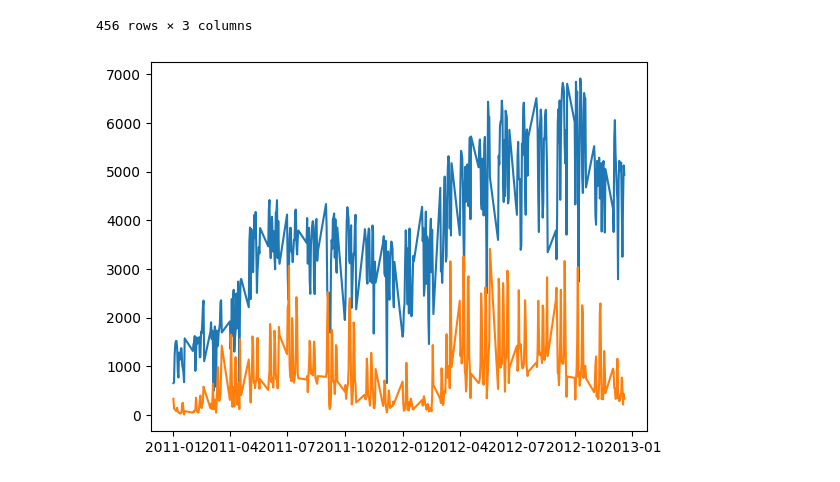
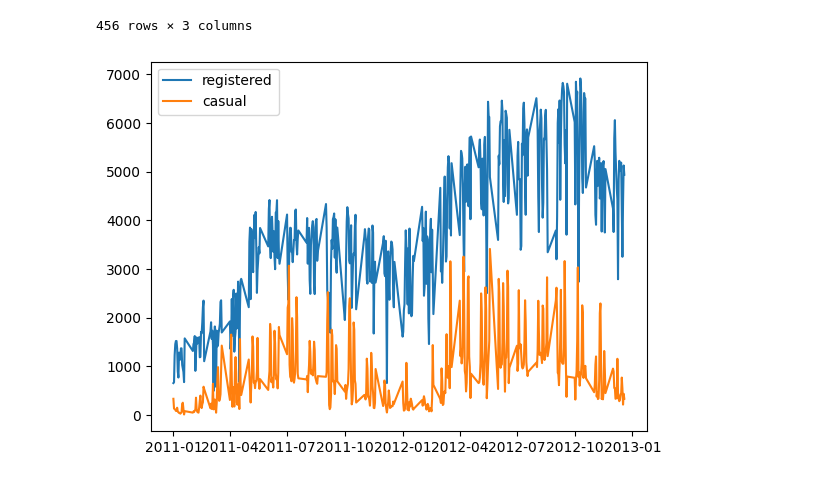
Before and after one commit to ORychok/homeworks, a Jupyter notebook: Rychok_"hw_4_5_Візуалізація_з_seaborn_ipynb".ipynb, the cells around one changed output. Cells and saved outputs as stored; diff of their text form; code cells hidden in the pictures.

```diff
--- a/Rychok_"hw_4_5_Візуалізація_з_seaborn_ipynb".ipynb
+++ b/Rychok_"hw_4_5_Візуалізація_з_seaborn_ipynb".ipynb
@@ -161,10 +161,11 @@ df_viz
 | 455 | 2012-12-19 | 333 | 4934 |
 456 rows × 3 columns
 # %%
-plt.plot('date','registered', data=df_viz)
-plt.plot('date','casual', data=df_viz);
+plt.plot('date','registered', data=df_viz, label='registered')
+plt.plot('date','casual', data=df_viz, label='casual')
+plt.legend();
 # %% [output]
-[figure, old version]
+[figure, new version]
 # %% [markdown]
 Очікуваний результат:
 
```
